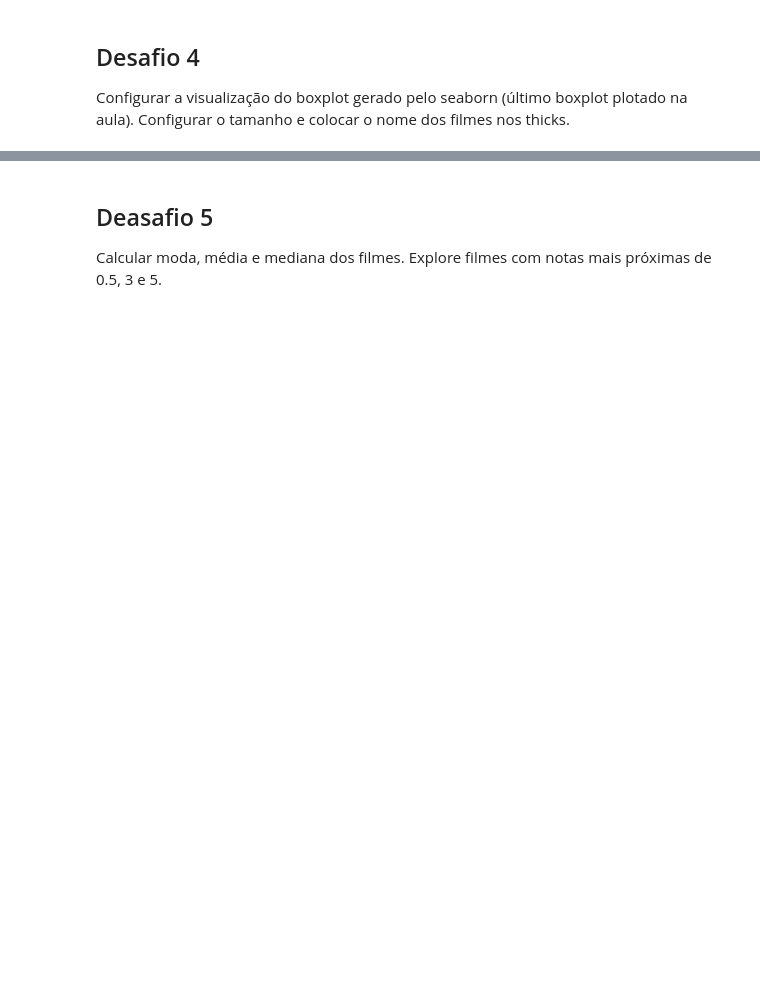
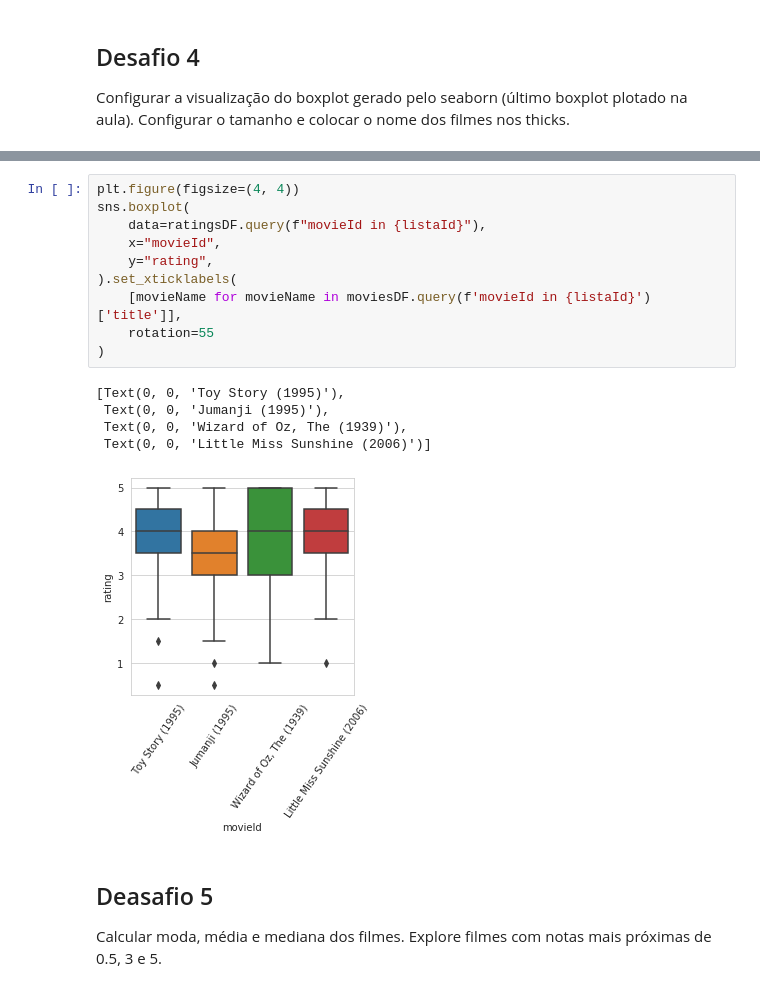
Before and after one commit to newtmagalhaes/QuarentenaDados, a Jupyter notebook: aulas/aula2/dataVisualization.ipynb, the cells around one changed output, grey strips where cells are left out. Saved outputs shown, nothing was run; the diff lists cells and outputs as text; blank space fills up the shorter version.

```diff
--- a/aulas/aula2/dataVisualization.ipynb
+++ b/aulas/aula2/dataVisualization.ipynb
@@ -305,3 +318,19 @@ Configurar o tamanho e colocar o nome dos filmes nos thicks.
+# %%
+plt.figure(figsize=(4, 4))
+sns.boxplot(
+    data=ratingsDF.query(f"movieId in {listaId}"),
+    x="movieId",
+    y="rating",
+).set_xticklabels(
+    [movieName for movieName in moviesDF.query(f'movieId in {listaId}')['title']],
+    rotation=55
+)
+# %% [output]
+[Text(0, 0, 'Toy Story (1995)'),
+ Text(0, 0, 'Jumanji (1995)'),
+ Text(0, 0, 'Wizard of Oz, The (1939)'),
+ Text(0, 0, 'Little Miss Sunshine (2006)')]
+[figure, added]
 # %% [markdown]
 ## Deasafio 5
 
```
Also changed, not shown: parts of 10 cells of this notebook.
